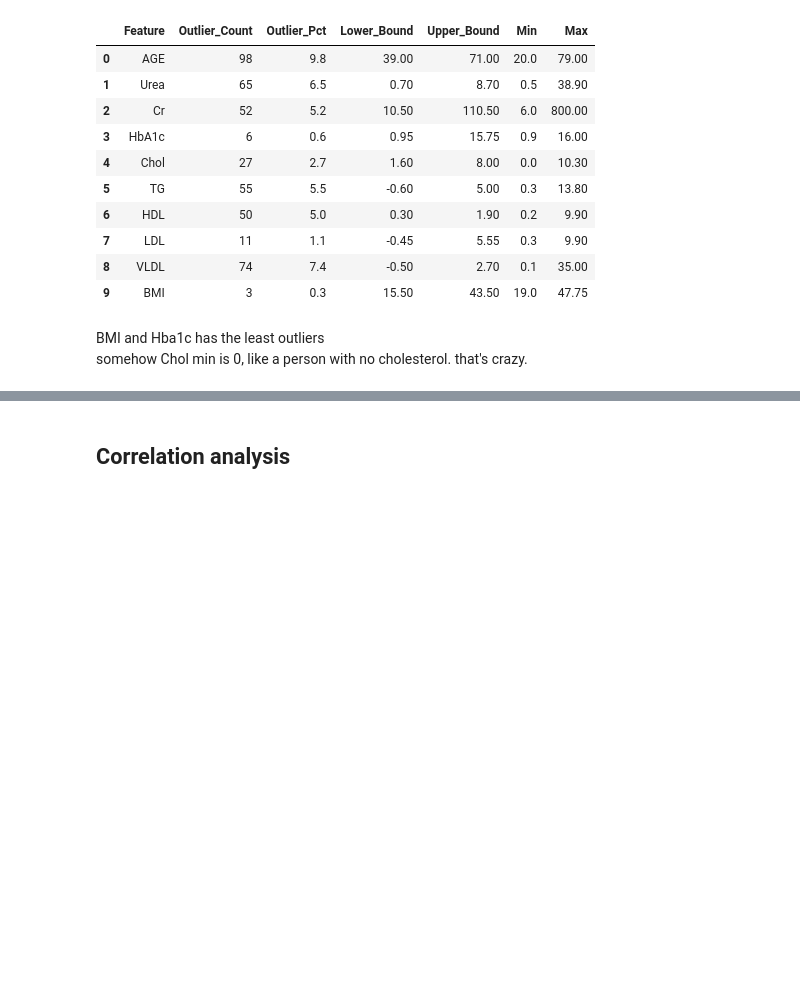
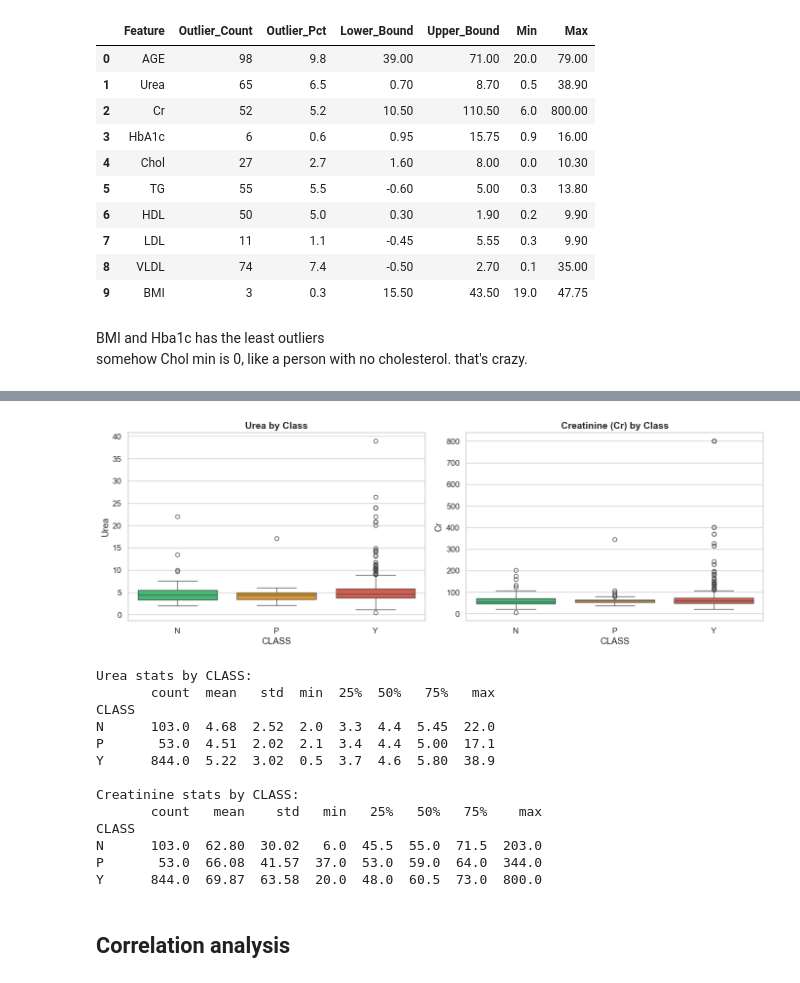
Before and after one commit to OmarH-creator/Diabetes-Prediction, a Jupyter notebook: EDA/EDA_Philo.ipynb, the cells around one changed output, grey strips where cells are left out. Drawn from its saved outputs; the diff is of its cells as text; code cells hidden in the pictures; blank space fills up the shorter version.

```diff
--- a/EDA/EDA_Philo.ipynb
+++ b/EDA/EDA_Philo.ipynb
@@ -307,3 +345,34 @@ somehow Chol min is 0, like a person with no cholesterol. that's crazy. <br>
+# %%
+fig, axes = plt.subplots(1, 2, figsize=(14, 5))
+
+sns.boxplot(data=df, x='CLASS', y='Urea', ax=axes[0], palette=colors, order=['N', 'P', 'Y'])
+axes[0].set_title('Urea by Class', fontsize=14, fontweight='bold')
+
+sns.boxplot(data=df, x='CLASS', y='Cr', ax=axes[1], palette=colors, order=['N', 'P', 'Y'])
+axes[1].set_title('Creatinine (Cr) by Class', fontsize=14, fontweight='bold')
+
+plt.tight_layout()
+plt.show()
+
+print('Urea stats by CLASS:')
+print(df.groupby('CLASS')['Urea'].describe().round(2))
+print('\nCreatinine stats by CLASS:')
+print(df.groupby('CLASS')['Cr'].describe().round(2))
+# %% [output]
+[figure, added]
+Urea stats by CLASS:
+       count  mean   std  min  25%  50%   75%   max
+CLASS
+N      103.0  4.68  2.52  2.0  3.3  4.4  5.45  22.0
+P       53.0  4.51  2.02  2.1  3.4  4.4  5.00  17.1
+Y      844.0  5.22  3.02  0.5  3.7  4.6  5.80  38.9
+
+Creatinine stats by CLASS:
+       count   mean    std   min   25%   50%   75%    max
+CLASS
+N      103.0  62.80  30.02   6.0  45.5  55.0  71.5  203.0
+P       53.0  66.08  41.57  37.0  53.0  59.0  64.0  344.0
+Y      844.0  69.87  63.58  20.0  48.0  60.5  73.0  800.0
 # %% [markdown]
 ## Correlation analysis
 # %%
```
Also changed, not shown: parts of 6 cells of this notebook.
